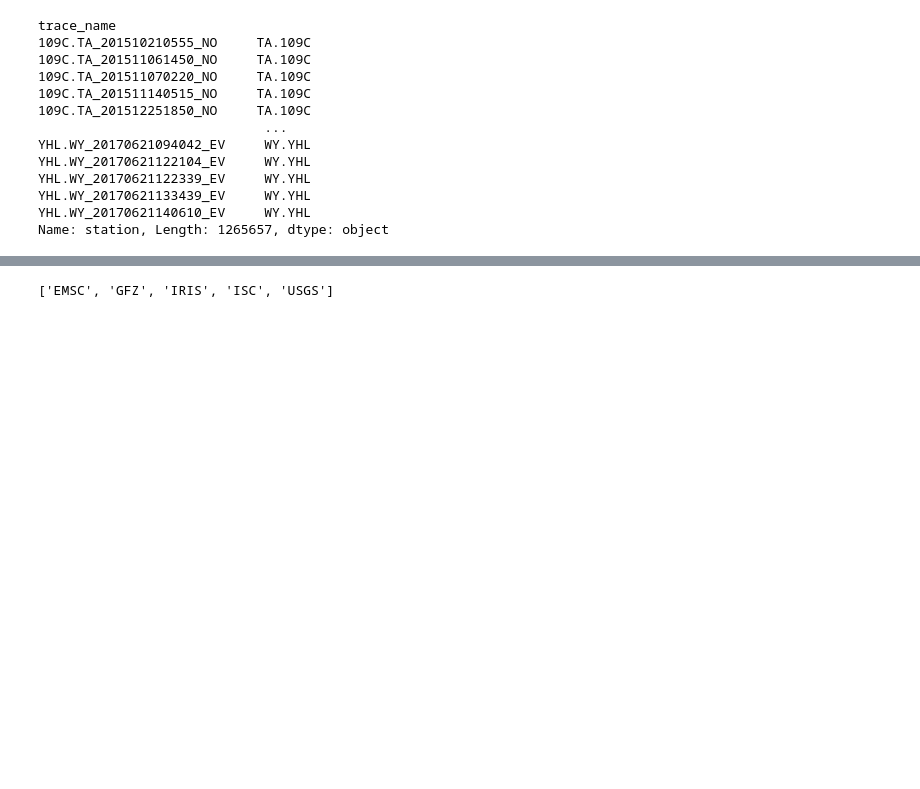
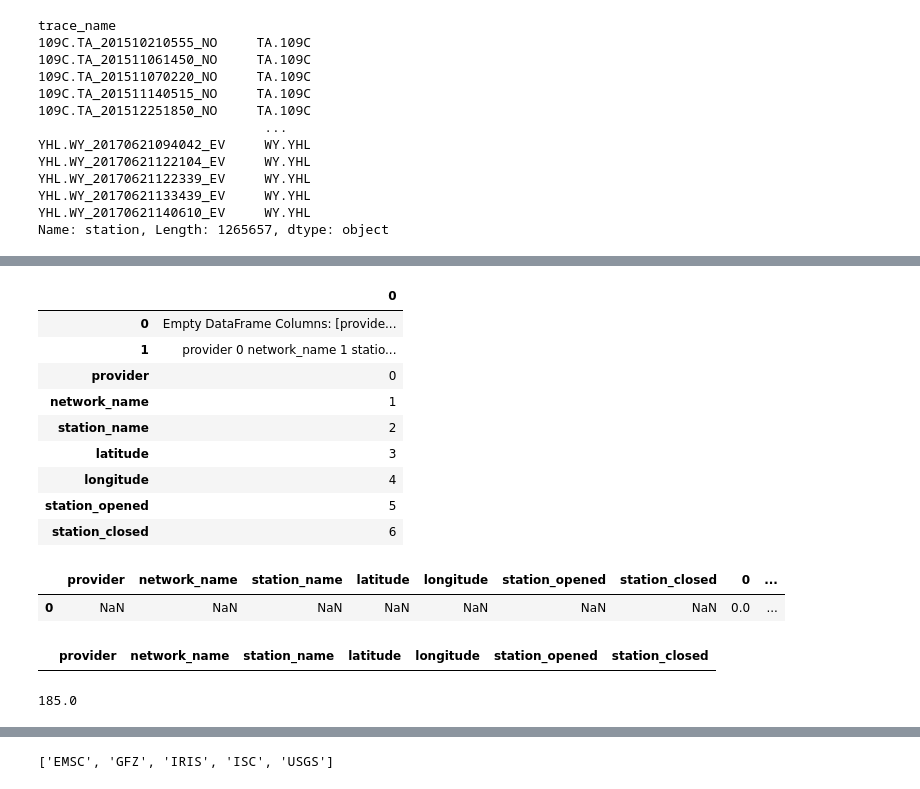
Before and after one commit to doromboziandras32/Earthquake-visualization, a Jupyter notebook: data_center_extraction_test.ipynb, the cells around one changed output, grey strips where cells are left out. Drawn from its saved outputs; the diff is of its cells as text; code cells hidden in the pictures; blank space fills up the shorter version.

```diff
--- a/data_center_extraction_test.ipynb
+++ b/data_center_extraction_test.ipynb
@@ -212,32 +159,35 @@ USP
+# %%
+stations_df = pd.DataFrame(columns=['provider', 'network_name','station_name', 'latitude','longitude','station_opened','station_closed'])
 # %%
-#for s in stations.get_contents()["stations"]:
 stations_per_provider = {}
 providers = list(URL_MAPPINGS.keys())
 faulty_providers = []
 #providers.remove('BGR')
+#print(providers)
 for key in providers:
     #client = Client(key)
     try:
         client = Client(key)
         stations_per_provider[key] = []
-#client = Client("IRIS")
+    #client = Client("IRIS")
 
         stations = client.get_stations(starttime  = first_event,
         endtime=last_event,level='station')
         for s in stations:
             for e in s:
+                row_frame = pd.Series([key,s.code,e.code,e.latitude,e.longitude,e.creation_date,e.termination_date]).to_frame().T
+
+                #row_frame = station_row.to_frame().T
+                row_frame.columns = stations_df.columns
+
+                stations_df = pd.concat([stations_df,row_frame],names = list(stations_df.columns), join = 'outer')
+                #print(station_row)
+                #stations_df = pd.concat([stations_df,station_row],ignore_index = False, axis = 0)
+                #print(stations_df)
+
             #print()
-                stations_per_provider[key].append(s.code + '.' + e.code)
+                #stations_per_provider[key].append(s.code + '.' + e.code)
     except:
         #print(key)
         faulty_providers.append(key)
         pass
-        #raise ValueError
-    #station_coords = {}
-    #for s in stations:
-    #    for e in s:
-            #print()
-    #        stations_per_provider[key].append(s.code + '.' + e.code)
-            #station_coords[s.code + '.' + e.code] = (e.latitude,e.longitude)
-            #print(s.code + '.' + e.code)
-            #print(e.code)
@@ -243,0 +196,2 @@ for key in providers:
+# %%
+stations_df = stations_df.append(station_row,ignore_index=False)
@@ -243,0 +244,16 @@ for key in providers:
+# %%
+stations_df = pd.concat([stations_df, station_row.T], axis = 0, ignore_index=False, names = list(stations_df.columns))
+#,names =  list(stations_df.columns))
+# %%
+stations_df
+# %% [output]
+|  | 0 |
+| 0 | Empty DataFrame Columns: [provide... |
+| 1 | provider 0 network_name 1 statio... |
+| provider | 0 |
+| network_name | 1 |
+| station_name | 2 |
+| latitude | 3 |
+| longitude | 4 |
+| station_opened | 5 |
+| station_closed | 6 |
@@ -243,0 +262,13 @@ for key in providers:
+# %%
+stations_df
+# %% [output]
+|  | provider | network_name | station_name | latitude | longitude | station_opened | station_closed | 0 | ... |
+| 0 | NaN | NaN | NaN | NaN | NaN | NaN | NaN | 0.0 | ... |
+# %%
+stations_df
+# %% [output]
+|  | provider | network_name | station_name | latitude | longitude | station_opened | station_closed |
+# %%
+stations[0][0].elevation
+# %% [output]
+185.0
```
Also changed, not shown: parts of 40 cells of this notebook, 2 other files.
